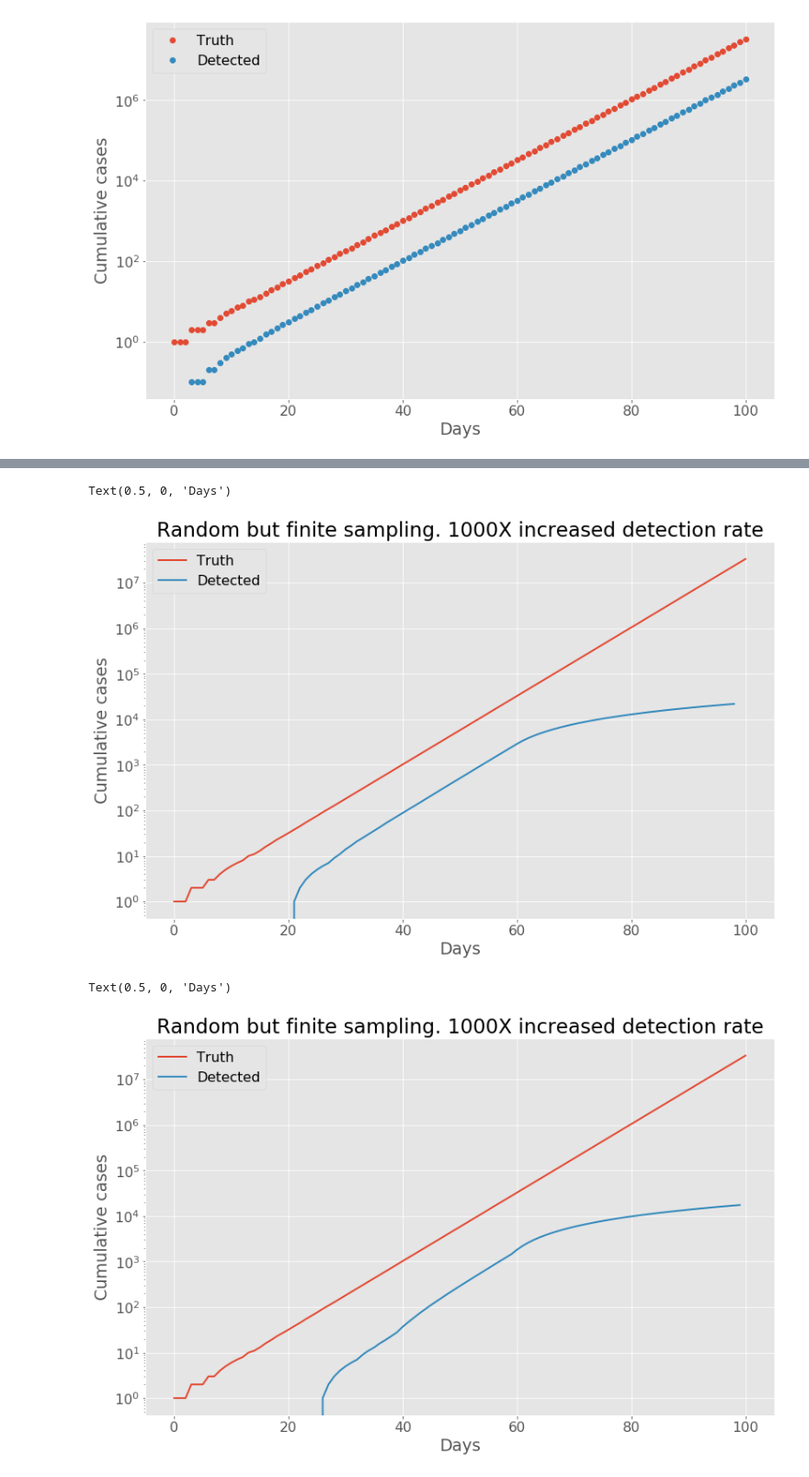
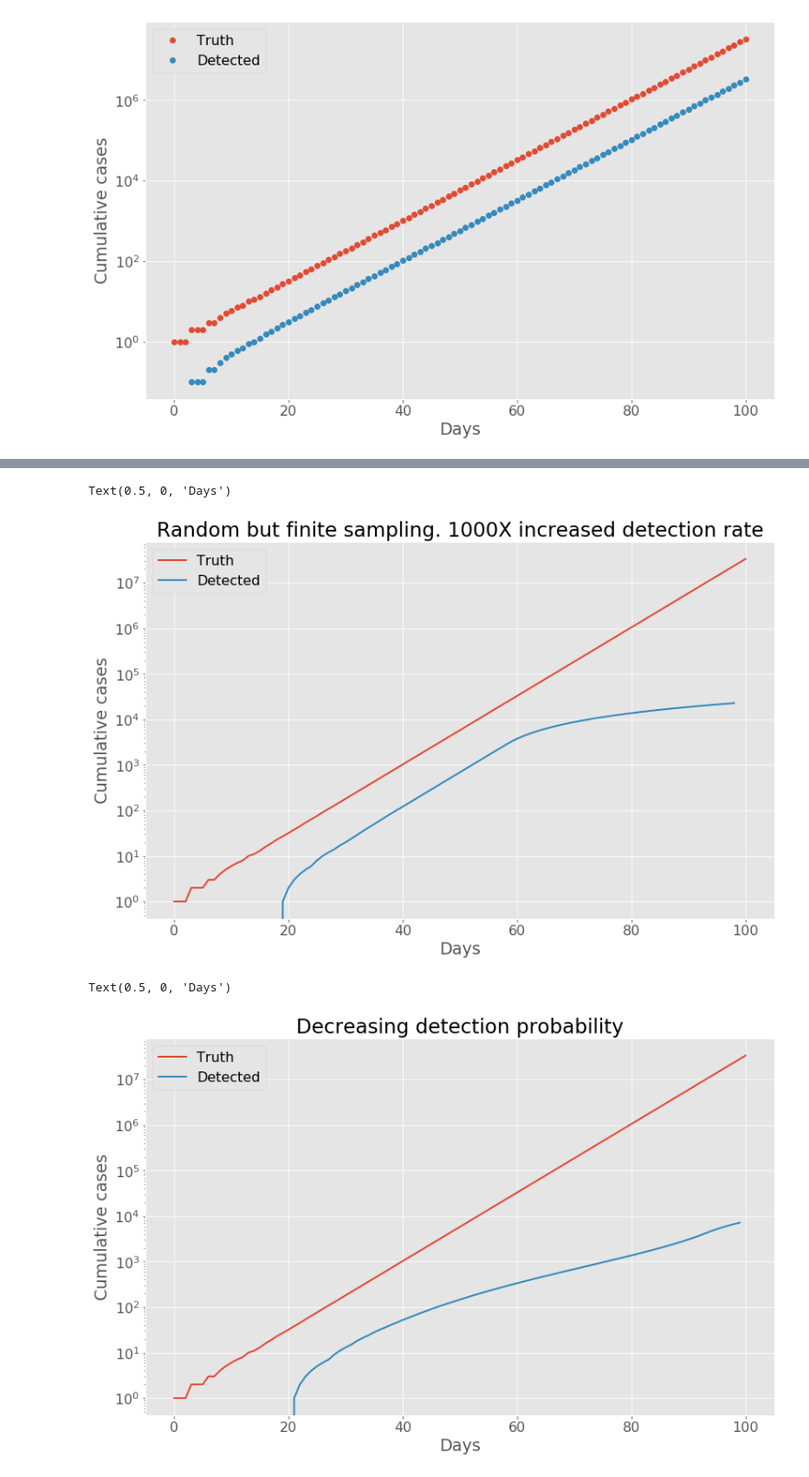
Before and after one commit to aquilesC/Covid-19-Jupyter-Notebook, a Jupyter notebook: Understanding_Sampling.ipynb, the cells around one changed output, grey strips where cells are left out. Shown at 92% size. Saved outputs shown, nothing was run; the diff lists cells and outputs as text; code cells hidden in the pictures.

```diff
--- a/Understanding_Sampling.ipynb
+++ b/Understanding_Sampling.ipynb
@@ -8,11 +10,11 @@ mpl.rcParams['lines.linewidth'] = 2
 mpl.rcParams['font.size'] = 16
 # %%
 doubling_time = 4 # In days
+total_population = 50e6
 days = np.linspace(0, 100, 101)
 cum_cases = 2**(days/doubling_time)
 cum_cases = np.round(cum_cases).astype('int')
 new_cases = np.diff(cum_cases)
-total_population = 2*np.max(cum_cases)
 healthy = total_population - cum_cases
 # %%
 fig, ax = plt.subplots(2, 1, sharex=True)
@@ -67,21 +74,26 @@ plt.ylabel('Cumulative cases')
 plt.xlabel('Days')
 # %% [output]
 Text(0.5, 0, 'Days')
-[figure, old version]
+[figure, new version]
+# %%
+def sigmoid(x):
+  return 1 / (1 + np.exp(-x))
 # %%
-testing_capacity = 100 + np.heaviside(days-20, 1)*100 + np.heaviside(days-40, 1)*100+ np.heaviside(days-60, 1)*100
-testing_capacity = testing_capacity[:-1]
-prob_detection = 10000*new_cases/healthy[1:]*testing_capacity
+testing_capacity = 500
+diff = np.ones(len(new_cases))
+diff[new_cases>0] = new_cases[new_cases>0]
+increase_rate = 9990*sigmoid(-.12*days[1:]+4.1)+10
+prob_detection = increase_rate*new_cases/healthy[1:]*testing_capacity
 prob_detection = np.round(prob_detection)
-prob_detection[prob_detection>testing_capacity] = testing_capacity[prob_detection>testing_capacity]
+prob_detection[prob_detection>testing_capacity] = testing_capacity
 cum_detection = np.cumsum(prob_detection)
 plt.plot(cum_cases)
 plt.plot(cum_detection)
 plt.yscale('log')
 plt.legend(['Truth', 'Detected'])
-plt.title('Random but finite sampling. 1000X increased detection rate')
+plt.title('Decreasing detection probability')
 plt.ylabel('Cumulative cases')
 plt.xlabel('Days')
 # %% [output]
 Text(0.5, 0, 'Days')
-[figure, old version]
+[figure, new version]
```
Also changed, not shown: parts of 12 cells of this notebook.
